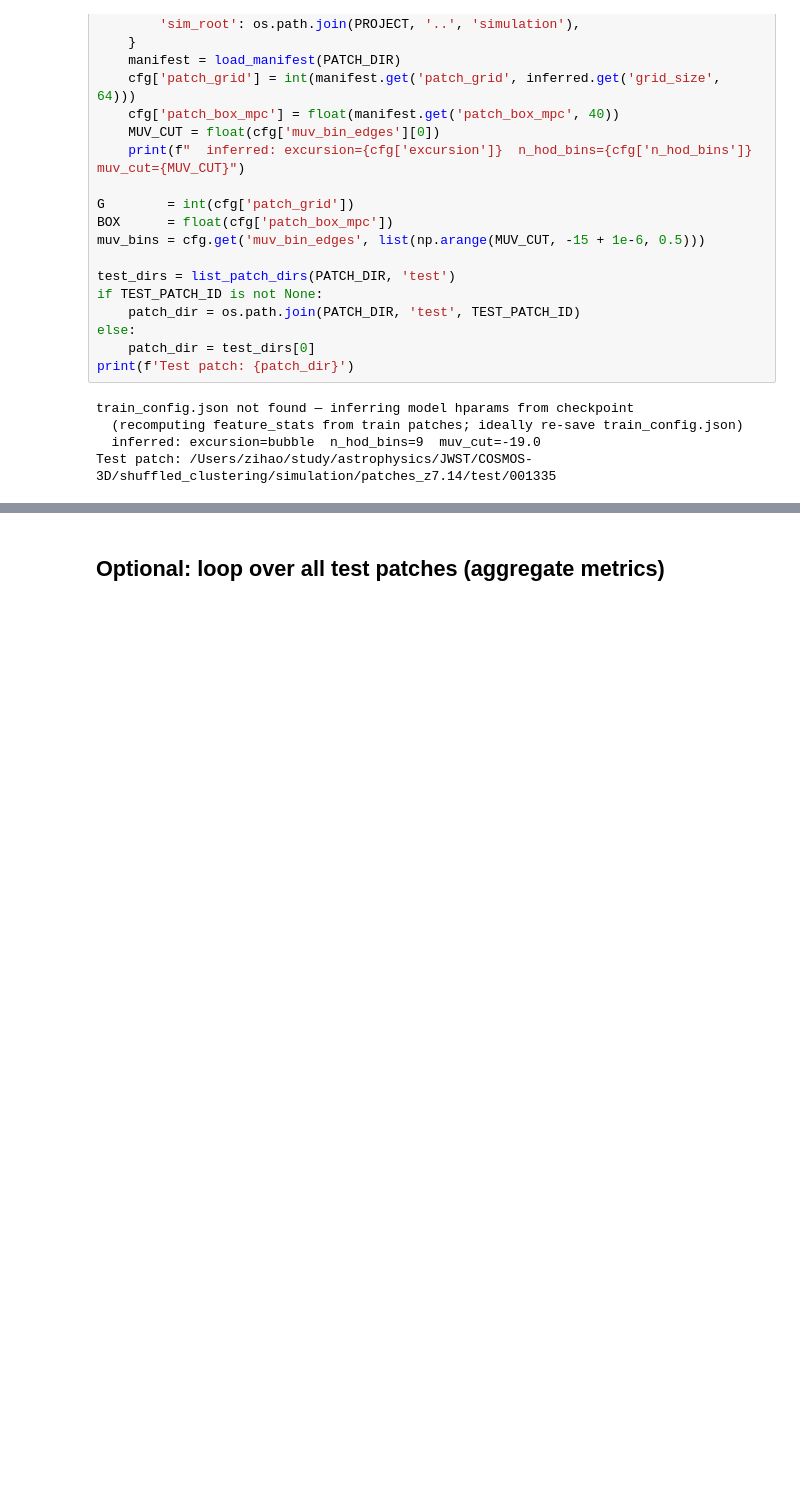
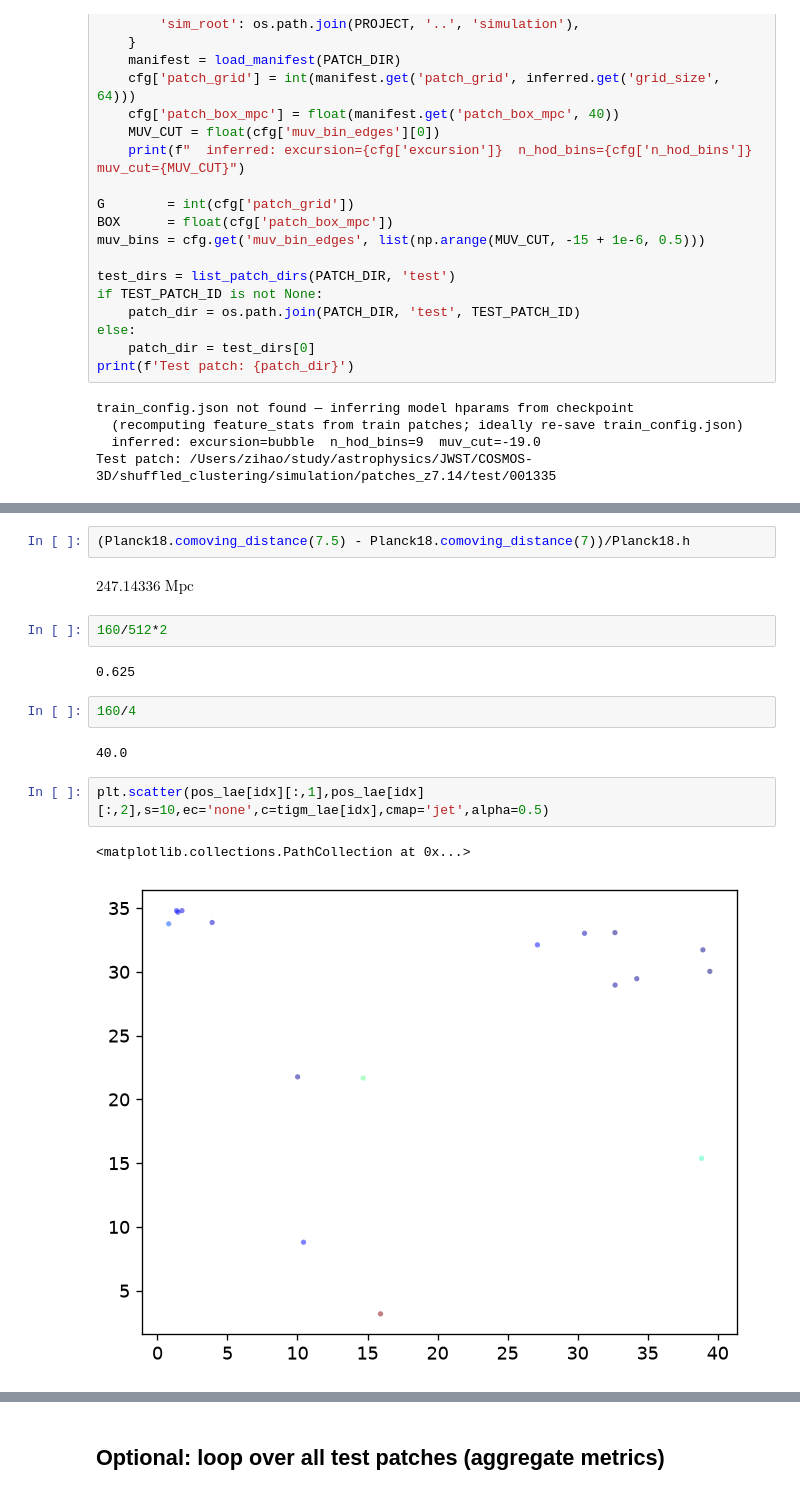
Before and after one commit to lizihao1008/LAE_pinn, a Jupyter notebook: notebooks/05_patch_eval_visualization.ipynb, the cells around one changed output, grey strips where cells are left out. Saved outputs shown, nothing was run; the diff lists cells and outputs as text; blank space fills up the shorter version.

```diff
--- a/notebooks/05_patch_eval_visualization.ipynb
+++ b/notebooks/05_patch_eval_visualization.ipynb
@@ -105,3 +112,20 @@ Test patch: /Users/zihao/study/astrophysics/JWST/COSMOS-3D/shuffled_clustering/s
+# %%
+(Planck18.comoving_distance(7.5) - Planck18.comoving_distance(7))/Planck18.h
+# %% [output]
+$247.14336 \; \mathrm{Mpc}$
+# %%
+160/512*2
+# %% [output]
+0.625
+# %%
+160/4
+# %% [output]
+40.0
+# %%
+plt.scatter(pos_lae[idx][:,1],pos_lae[idx][:,2],s=10,ec='none',c=tigm_lae[idx],cmap='jet',alpha=0.5)
+# %% [output]
+<matplotlib.collections.PathCollection at 0x...>
+[figure, added]
 # %%
 # ── load model + build graph for the test patch ───────────────────
 model, cfg = load_laepinn_checkpoint(
```
Also changed, not shown: parts of 6 cells of this notebook, 11 other files.
